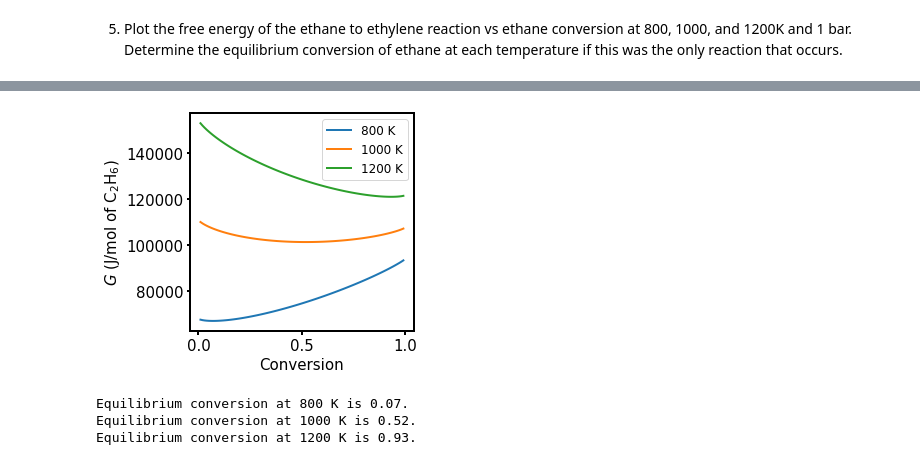
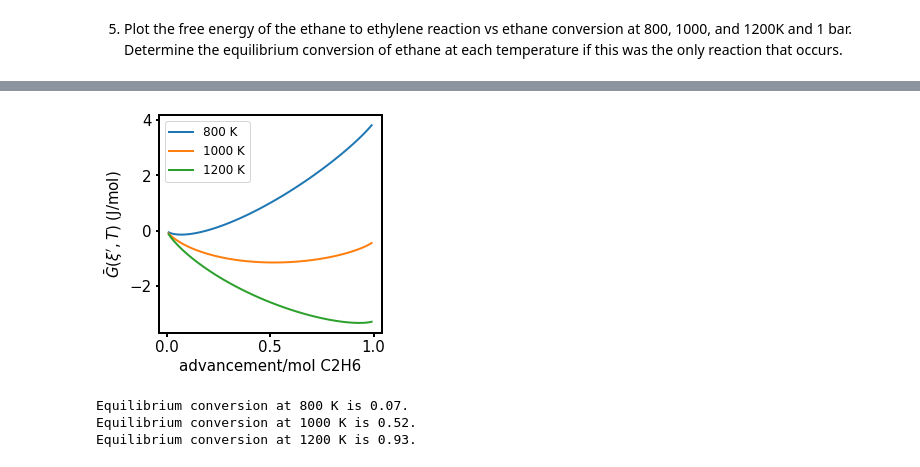
Before and after one commit to wmfschneider/CBE60546, a Jupyter notebook: Homework/HW2-F21-soln.ipynb, the cells around one changed output, grey strips where cells are left out. Drawn from its saved outputs; the diff is of its cells as text; code cells hidden in the pictures.

```diff
--- a/Homework/HW2-F21-soln.ipynb
+++ b/Homework/HW2-F21-soln.ipynb
@@ -181,7 +209,7 @@ def G_C2H6_C2H4_H2(ksi):
   Gxi_C2H6 = (y_C2H6_0 + nu_C2H6*ksi)*(np.log(y_C2H6) + np.log(P))
   G_bar = G0xi+Gxi_H2+Gxi_C2H4+Gxi_C2H6
   G = G_bar*R*T + df_ethane[df_ethane['T (K)']==T]['∆Gf° (kJ/mol)'].iloc[0]*1000
-  return G
+  return G_bar
 # %%
 # Define y, P and nu for this reaction
 R = 8.314
@@ -195,30 +223,30 @@ nu_C2H6 = -1
 # %%
 # First define an array of dimensionless advancement ksi.
 # N_C2H6 = N_C2H6_0 - N_C2H6_0*ksi. Conversion = (N_C2H6_0-N_C2H6)/N_C2H6_0 = ksi
 ksi_array = np.arange(0.01,1,0.01)
 conversion_array = ksi_array
 T=800
-deltaG = dG_C2H6_C2H4[df_ethane['T (K)'] == T][0]
-dG_reaction = G_C2H6_C2H4_H2(ksi_array)
+deltaG = dG_C2H6_C2H4[df_ethane['T (K)'] == T][0] # Grab deltaG reaction from above
+dG_reaction = G_C2H6_C2H4_H2(ksi_array)  # compute advancement part
 plt.plot(conversion_array, dG_reaction, '-', label = '800 K')
 
 T=1000
 deltaG = dG_C2H6_C2H4[df_ethane['T (K)'] == T][0]
 dG_reaction = G_C2H6_C2H4_H2(ksi_array)
 plt.plot(conversion_array, dG_reaction, '-', label = '1000 K')
 
 T=1200
 deltaG = dG_C2H6_C2H4[df_ethane['T (K)'] == T][0]
 dG_reaction = G_C2H6_C2H4_H2(ksi_array)
 plt.plot(conversion_array, dG_reaction, '-', label = '1200 K')
 # plt.xlim(600,1200)
 # plt.ylim(-25,65)
 plt.legend(fontsize=12)
-plt.xlabel('Conversion')
-plt.ylabel(r'$G$ (J/mol of C$_2$H$_6$)')
+plt.xlabel('advancement/mol C2H6')
+plt.ylabel(r'$\bar{G}(\xi^\prime,T)$ (J/mol)')
 plt.show()
 # %% [output]
-[figure, old version]
+[figure, new version]
 # %%
 T=800
 deltaG = dG_C2H6_C2H4[df_ethane['T (K)'] == T][0]
```
Also changed, not shown: parts of 7 cells of this notebook, 5 other files.
